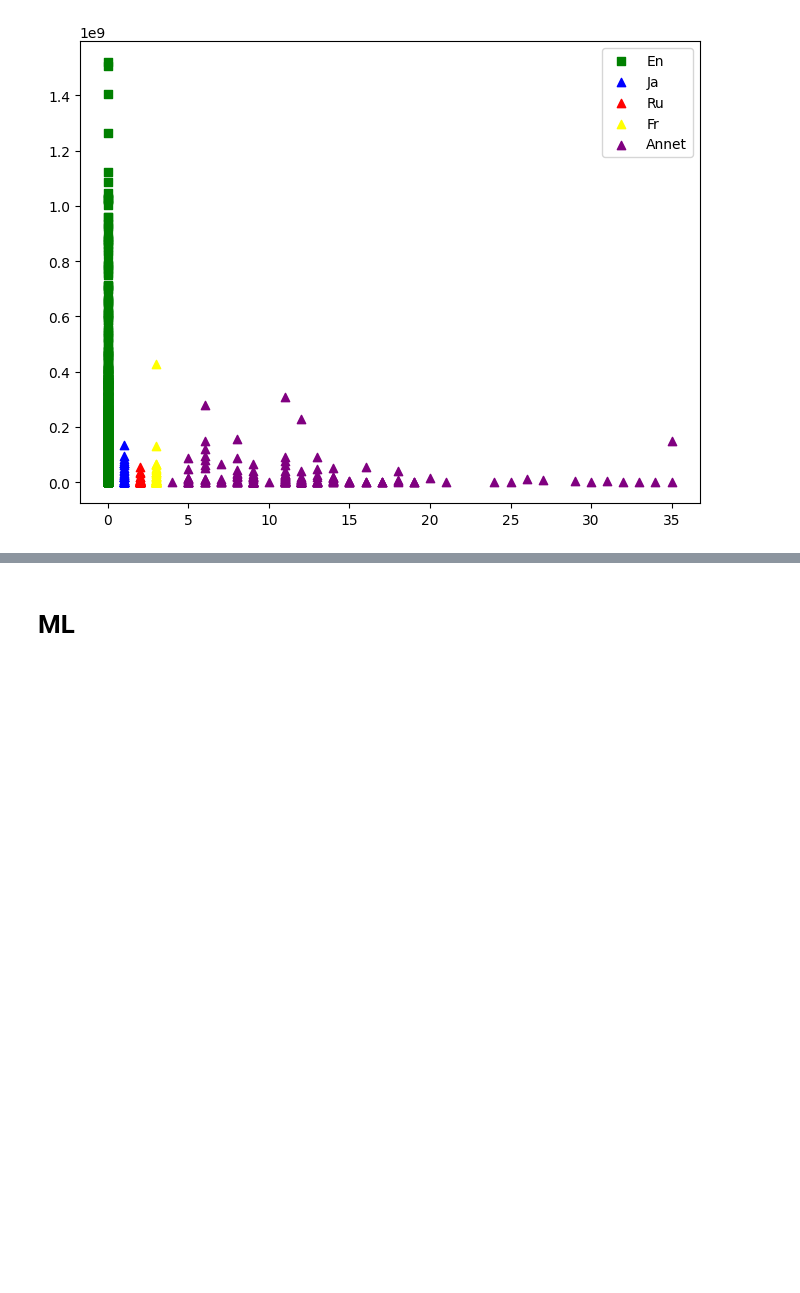
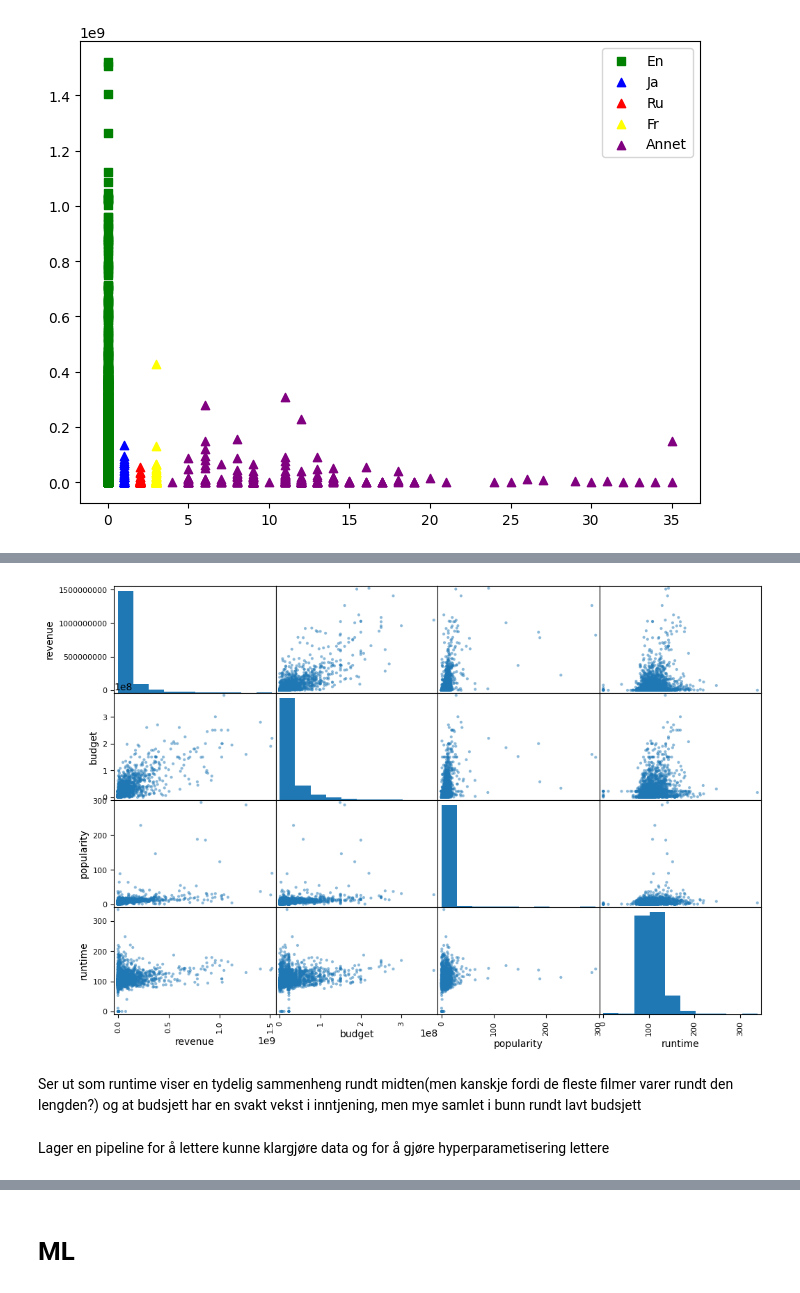
Before and after one commit to h600895/ML-oblig2, a Jupyter notebook: main.ipynb, the cells around one changed output, grey strips where cells are left out. Saved outputs shown, nothing was run; the diff lists cells and outputs as text; code cells hidden in the pictures; blank space fills up the shorter version.

Commit message:
La inn en cross-validation visualisering og begynt på pipelining

```diff
--- a/main.ipynb
+++ b/main.ipynb
@@ -170,0 +187,13 @@ plt.show()
+# %%
+from pandas.plotting import scatter_matrix
+
+#Ønsket å se om det var noe tydelige sammenhenger på de attributene som var nærmest 1
+attributes = ["revenue", "budget", "popularity", "runtime"]
+scatter_matrix(trainingData[attributes], figsize=(12,8))
+plt.show()
+# %% [output]
+[figure, added]
+# %% [markdown]
+Ser ut som runtime viser en tydelig sammenheng rundt midten(men kanskje fordi de fleste filmer varer rundt den lengden?) og at budsjett har en svakt vekst i inntjening, men mye samlet i bunn rundt lavt budsjett
+# %% [markdown]
+Lager en pipeline for å lettere kunne klargjøre data og for å gjøre hyperparametisering lettere
```
Also changed, not shown: parts of 7 cells of this notebook.
